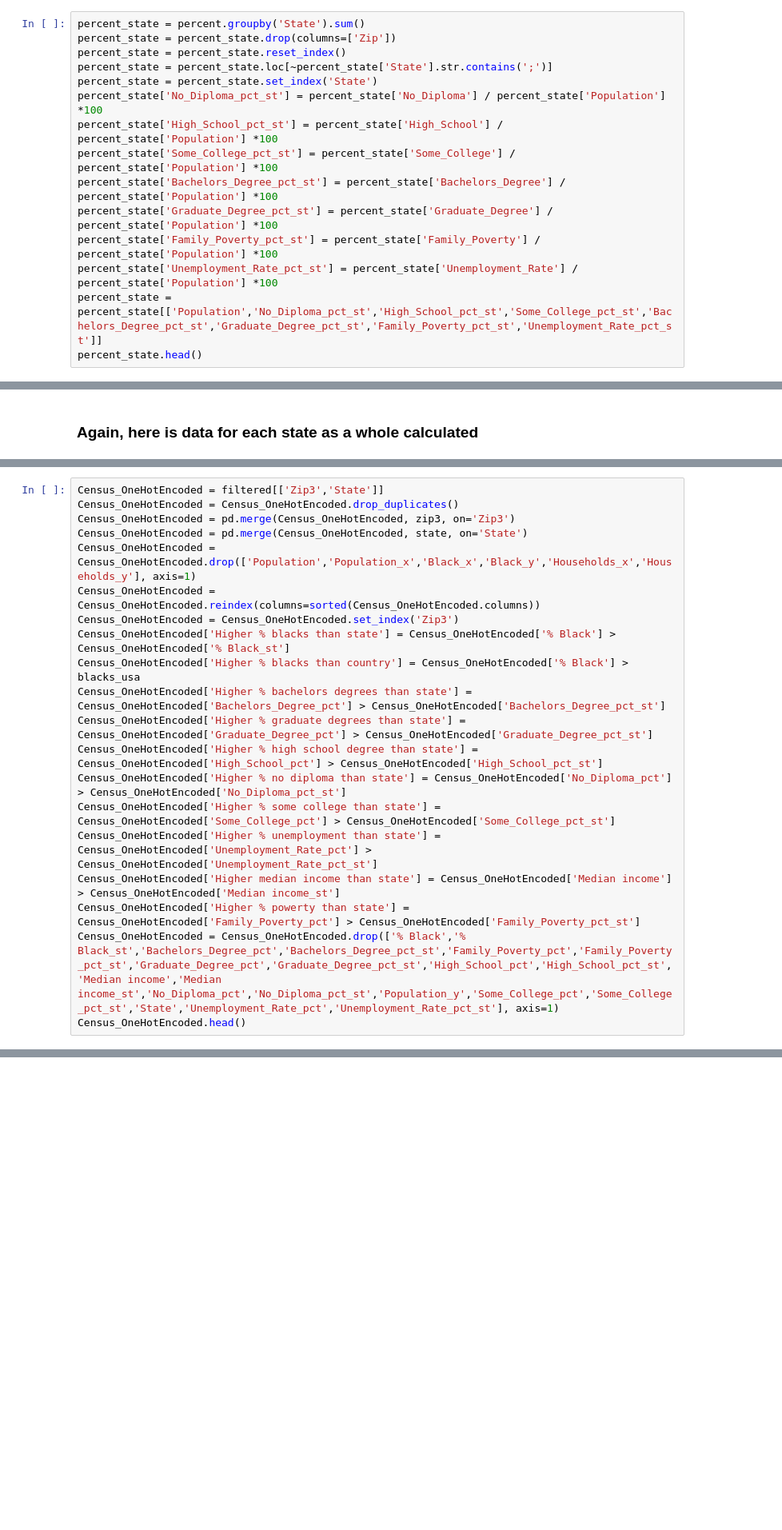
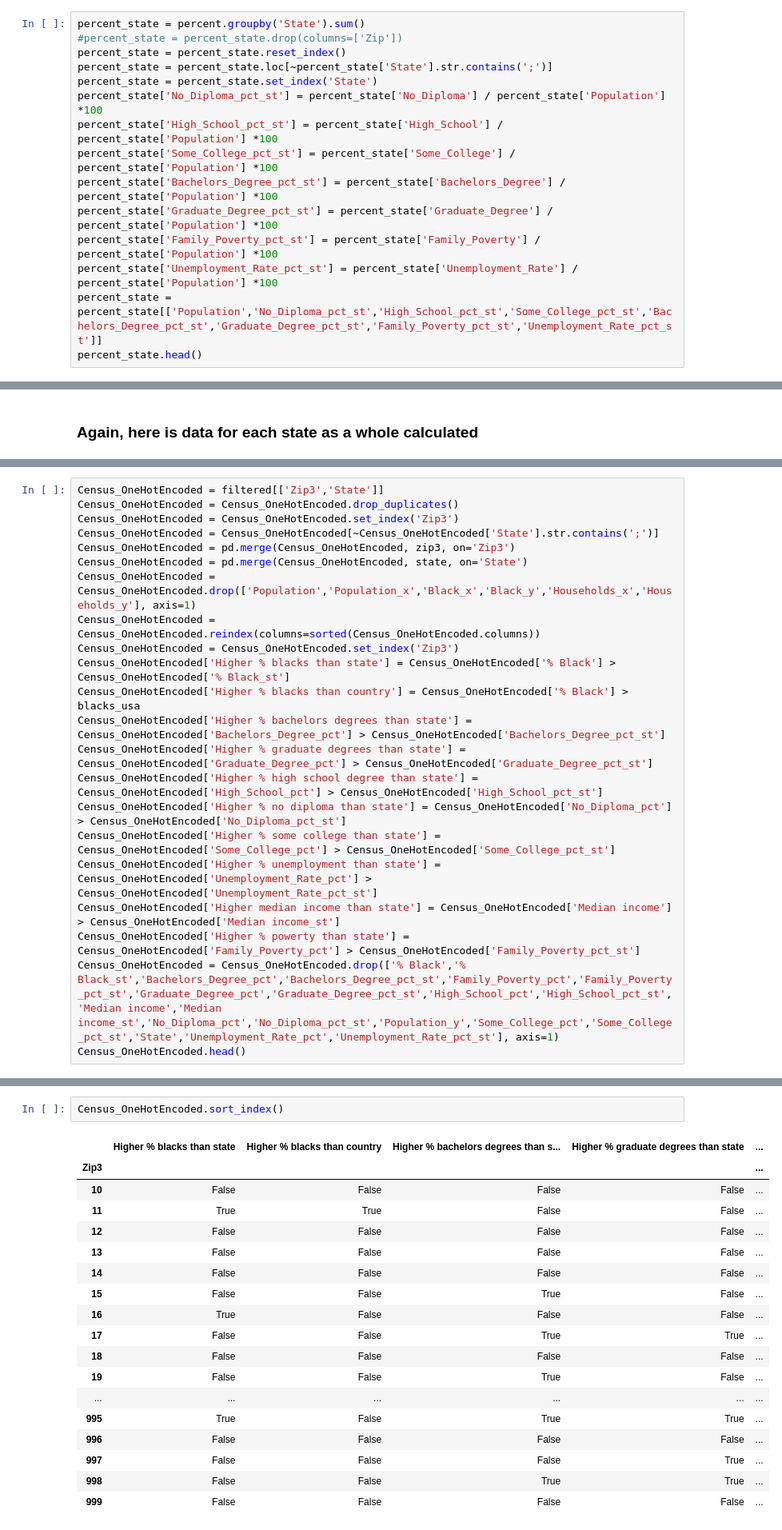
Before and after one commit to genagibson/cs109a_LendingClub, a Jupyter notebook: notebooks/others/Cencus.ipynb, the cells around one changed output, grey strips where cells are left out. Shown at 80% size. Cells and saved outputs as stored; diff of their text form; blank space fills up the shorter version.

```diff
--- a/notebooks/others/Cencus.ipynb
+++ b/notebooks/others/Cencus.ipynb
@@ -83,7 +96,7 @@ percent_zip3.head()
 ### The same is done for each state. Convert the percentages to individuals, to avoid that zips with tiny populations count as much as the zips with large populations
 # %%
 percent_state = percent.groupby('State').sum()
-percent_state = percent_state.drop(columns=['Zip'])
+#percent_state = percent_state.drop(columns=['Zip'])
 percent_state = percent_state.reset_index()
 percent_state = percent_state.loc[~percent_state['State'].str.contains(';')]
 percent_state = percent_state.set_index('State')
@@ -213,6 +248,8 @@ state.head()
 # %%
 Census_OneHotEncoded = filtered[['Zip3','State']]
 Census_OneHotEncoded = Census_OneHotEncoded.drop_duplicates()
+Census_OneHotEncoded = Census_OneHotEncoded.set_index('Zip3')
+Census_OneHotEncoded = Census_OneHotEncoded[~Census_OneHotEncoded['State'].str.contains(';')]
 Census_OneHotEncoded = pd.merge(Census_OneHotEncoded, zip3, on='Zip3')
 Census_OneHotEncoded = pd.merge(Census_OneHotEncoded, state, on='State')
 Census_OneHotEncoded = Census_OneHotEncoded.drop(['Population','Population_x','Black_x','Black_y','Households_x','Households_y'], axis=1)
@@ -240,0 +296,21 @@ Census_OneHotEncoded.head()
+# %%
+Census_OneHotEncoded.sort_index()
+# %% [output]
+|  | Higher % blacks than state | Higher % blacks than country | Higher % bachelors degrees than s... | Higher % graduate degrees than state | ... |
+| Zip3 |  |  |  |  | ... |
+| 10 | False | False | False | False | ... |
+| 11 | True | True | False | False | ... |
+| 12 | False | False | False | False | ... |
+| 13 | False | False | False | False | ... |
+| 14 | False | False | False | False | ... |
+| 15 | False | False | True | False | ... |
+| 16 | True | False | False | False | ... |
+| 17 | False | False | True | True | ... |
+| 18 | False | False | False | False | ... |
+| 19 | False | False | True | False | ... |
+| ... | ... | ... | ... | ... | ... |
+| 995 | True | False | True | True | ... |
+| 996 | False | False | False | False | ... |
+| 997 | False | False | False | True | ... |
+| 998 | False | False | True | True | ... |
+| 999 | False | False | False | False | ... |
```
Also changed, not shown: parts of 12 cells of this notebook.
